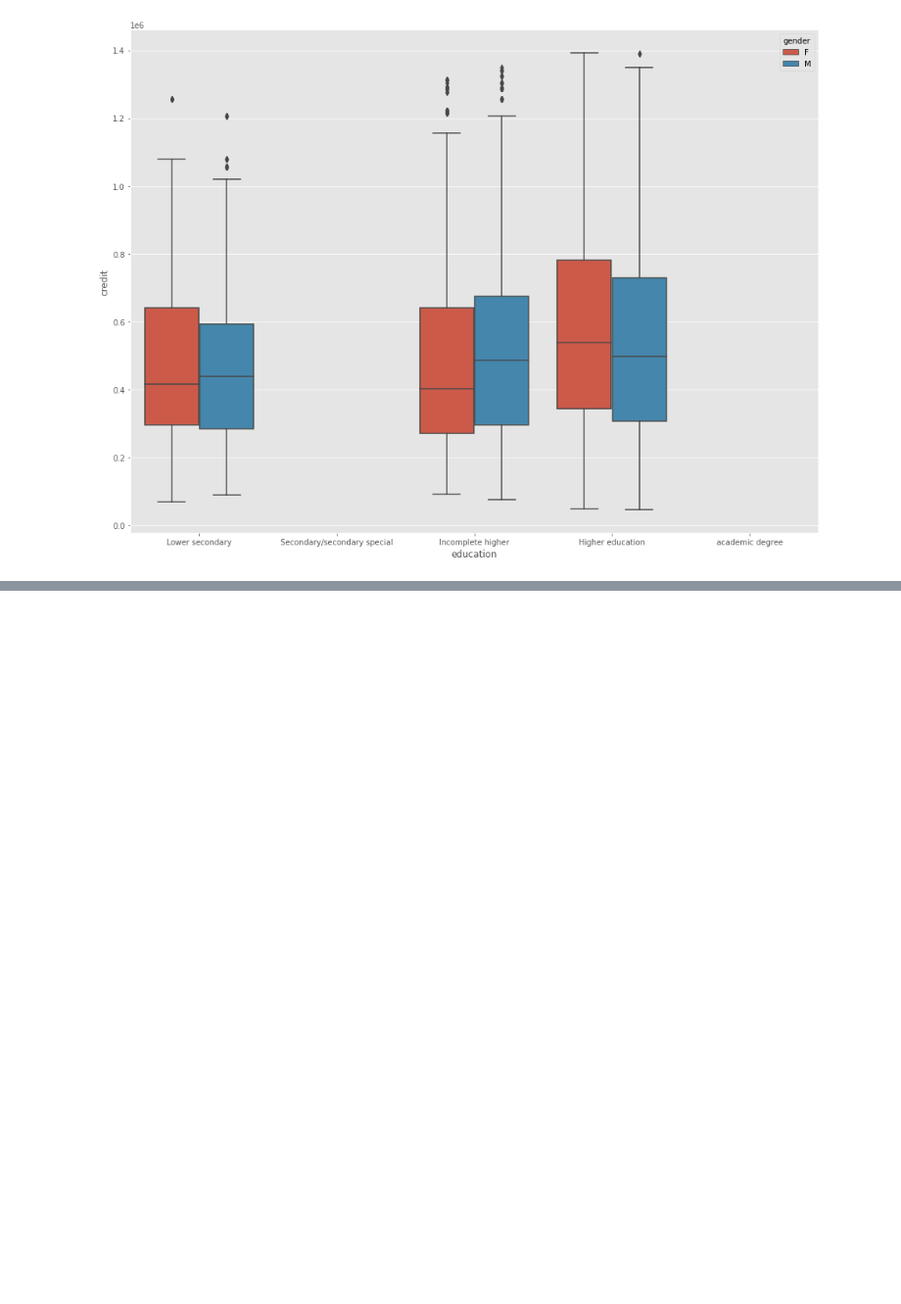
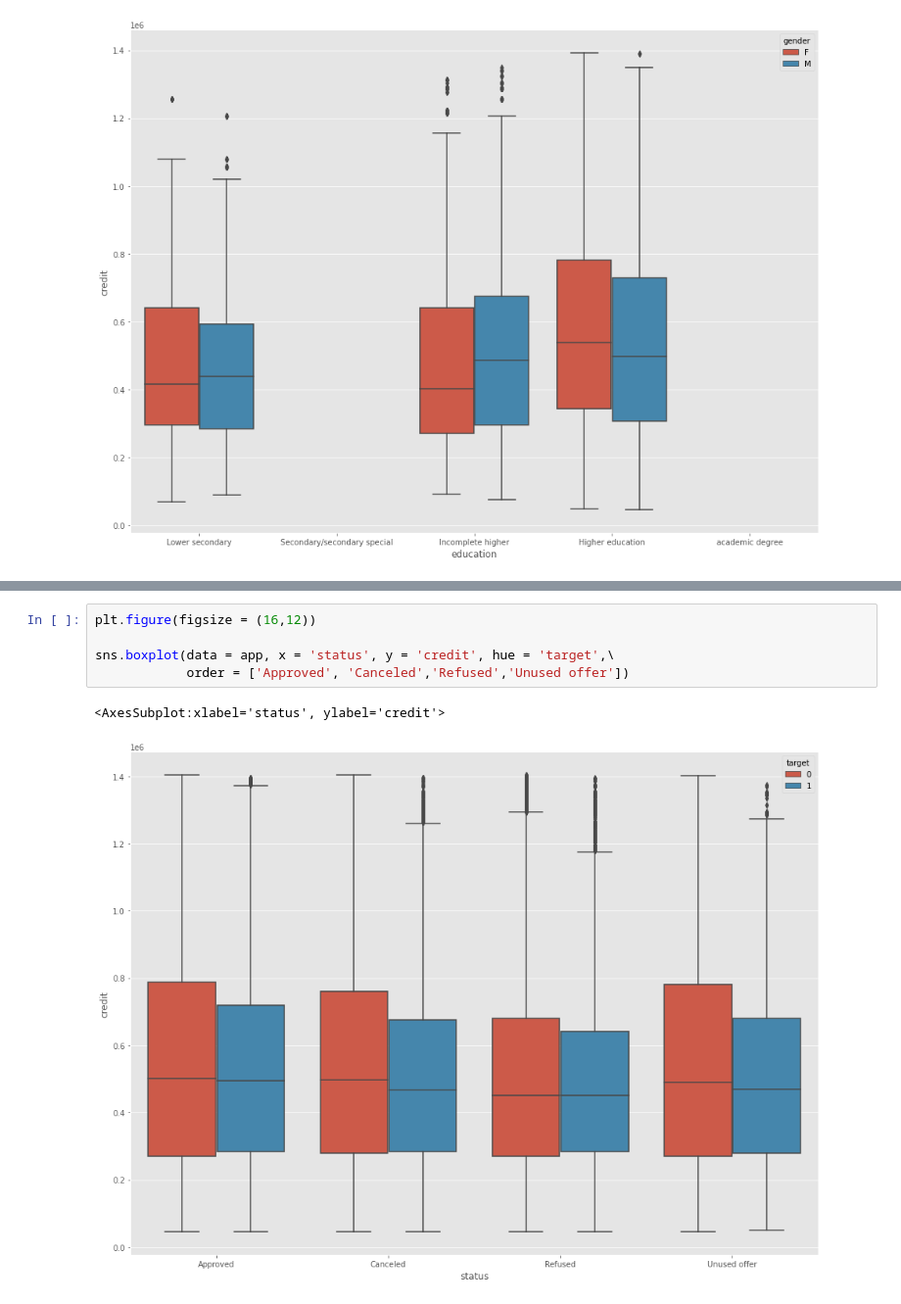
Before and after one commit to LenaChretien/Credit-Card-Fraud, a Jupyter notebook: General Data exploration.ipynb, the cells around one changed output, grey strips where cells are left out. Shown at 98% size. Saved outputs shown, nothing was run; the diff lists cells and outputs as text; blank space fills up the shorter version.

Commit message:
Finished Data Analysis

```diff
--- a/General Data exploration.ipynb
+++ b/General Data exploration.ipynb
@@ -758,0 +695,8 @@ AttributeError: 'DataFrameGroupBy' object has no attribute 'shape'
+# %%
+plt.figure(figsize = (16,12))
+
+sns.boxplot(data = app, x = 'status', y = 'credit', hue = 'target',\
+            order = ['Approved', 'Canceled','Refused','Unused offer'])
+# %% [output]
+<AxesSubplot:xlabel='status', ylabel='credit'>
+[figure, added]
```
Also changed, not shown: parts of 92 cells of this notebook.
